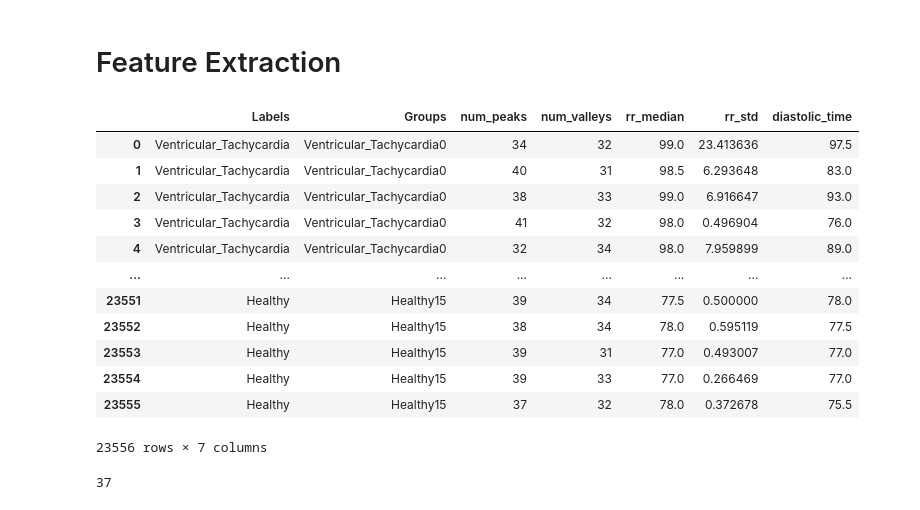
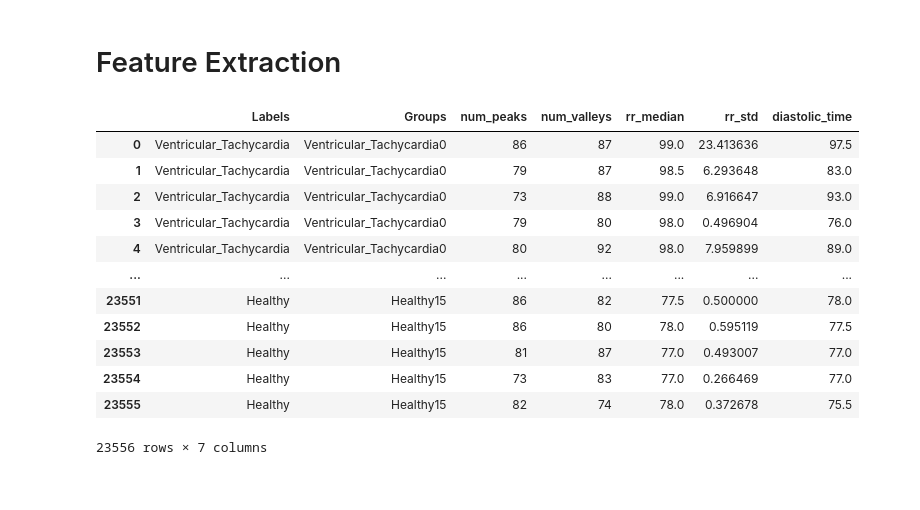
Before and after one commit to sarah-alabdulrazzak/RhythmGuard, a Jupyter notebook: Replicating_Cpp_Features.ipynb, the cells around one changed output. Drawn from its saved outputs; the diff is of its cells as text; code cells hidden in the pictures.

```diff
--- a/Replicating_Cpp_Features.ipynb
+++ b/Replicating_Cpp_Features.ipynb
@@ -319,9 +319,9 @@ for i in range(len(signals_ecg)):
     yf_processed = 2.0 / N * np.abs(yf[:N // 2])
 
     # Detect peaks and valleys
-    fft_peaks = find_peaks_noor(2.0/N * np.abs(yf[0:N//2]), 0.005, 10, 0, 10)
+    fft_peaks = find_peaks_noor(2.0/N * np.abs(yf[0:N//2]), 0.005, 4, 0, 0)
 
-    fft_valleys = find_valleys_noor(2.0/N * np.abs(yf[0:N//2]), 2, 10, 0, 0)
+    fft_valleys = find_valleys_noor(2.0/N * np.abs(yf[0:N//2]), 2, 4, 0, 0)
     # Time domain features
     td_peaks = find_peaks_noor(signals_ecg[i], 3, 30, 0, 20)
 
@@ -330,49 +330,47 @@ for i in range(len(signals_ecg)):
     ppg_valleys = find_valleys_noor(signals_ppg[i], 0.3, 50, 0, 5)
 
     if(np.isnan(yf).any()): # Don't save anything if fft contains nan
         continue # go to next iteration
 
     #diff_median.append(np.median(2.0/N * np.abs(yf[:N//2])[fft_peaks])-np.median(2.0/N * np.abs(yf[:N//2])[fft_valleys]))
     num_peaks.append(len(fft_peaks))
     num_valleys.append(len(fft_valleys))
     #fft_intervals=getIntervals(xf[fft_peaks]) # find intervals between every two peaks
     #distance_median.append(np.median(fft_intervals))
     #distance_std.append(np.std(fft_intervals))
 
     #td_rr=getIntervals(td_peaks)
     #td_ss=getIntervals(td_valleys)
     rr_median.append(calc_median_distance(td_peaks))
     rr_std.append(calc_std_distance(td_peaks))
     diastolic_time.append(get_diastolic_time(ppg_valleys))
     #ss_median.append(np.median(td_ss))
     #ss_std.append(np.std(td_ss))
 
     labels_passed.append(labels[i])
     groups_passed.append(groups[i])
 
 samples_df=pd.DataFrame({"Labels": labels_passed, "Groups": groups_passed, "num_peaks":num_peaks, "num_valleys":num_valleys,
                          "rr_median": rr_median, "rr_std": rr_std, "diastolic_time":diastolic_time})
 #samples_df=samples_df.dropna().reset_index(drop=True)
 #samples_df.drop("diastolic_area", axis=1, inplace=True)
 samples_df
 # %% [output]
 |  | Labels | Groups | num_peaks | num_valleys | rr_median | rr_std | diastolic_time |
-| 0 | Ventricular_Tachycardia | Ventricular_Tachycardia0 | 34 | 32 | 99.0 | 23.413636 | 97.5 |
-| 1 | Ventricular_Tachycardia | Ventricular_Tachycardia0 | 40 | 31 | 98.5 | 6.293648 | 83.0 |
-| 2 | Ventricular_Tachycardia | Ventricular_Tachycardia0 | 38 | 33 | 99.0 | 6.916647 | 93.0 |
-| 3 | Ventricular_Tachycardia | Ventricular_Tachycardia0 | 41 | 32 | 98.0 | 0.496904 | 76.0 |
-| 4 | Ventricular_Tachycardia | Ventricular_Tachycardia0 | 32 | 34 | 98.0 | 7.959899 | 89.0 |
+| 0 | Ventricular_Tachycardia | Ventricular_Tachycardia0 | 86 | 87 | 99.0 | 23.413636 | 97.5 |
+| 1 | Ventricular_Tachycardia | Ventricular_Tachycardia0 | 79 | 87 | 98.5 | 6.293648 | 83.0 |
+| 2 | Ventricular_Tachycardia | Ventricular_Tachycardia0 | 73 | 88 | 99.0 | 6.916647 | 93.0 |
+| 3 | Ventricular_Tachycardia | Ventricular_Tachycardia0 | 79 | 80 | 98.0 | 0.496904 | 76.0 |
+| 4 | Ventricular_Tachycardia | Ventricular_Tachycardia0 | 80 | 92 | 98.0 | 7.959899 | 89.0 |
 | ... | ... | ... | ... | ... | ... | ... | ... |
-| 23551 | Healthy | Healthy15 | 39 | 34 | 77.5 | 0.500000 | 78.0 |
-| 23552 | Healthy | Healthy15 | 38 | 34 | 78.0 | 0.595119 | 77.5 |
-| 23553 | Healthy | Healthy15 | 39 | 31 | 77.0 | 0.493007 | 77.0 |
-| 23554 | Healthy | Healthy15 | 39 | 33 | 77.0 | 0.266469 | 77.0 |
-| 23555 | Healthy | Healthy15 | 37 | 32 | 78.0 | 0.372678 | 75.5 |
+| 23551 | Healthy | Healthy15 | 86 | 82 | 77.5 | 0.500000 | 78.0 |
+| 23552 | Healthy | Healthy15 | 86 | 80 | 78.0 | 0.595119 | 77.5 |
+| 23553 | Healthy | Healthy15 | 81 | 87 | 77.0 | 0.493007 | 77.0 |
+| 23554 | Healthy | Healthy15 | 73 | 83 | 77.0 | 0.266469 | 77.0 |
+| 23555 | Healthy | Healthy15 | 82 | 74 | 78.0 | 0.372678 | 75.5 |
 23556 rows × 7 columns
 # %%
 len(fft_peaks)
-# %% [output]
-37
 # %%
 # Count the occurrences of each label
 label_counts = samples_df["Labels"].value_counts()
```
Also changed, not shown: parts of 4 cells of this notebook.
